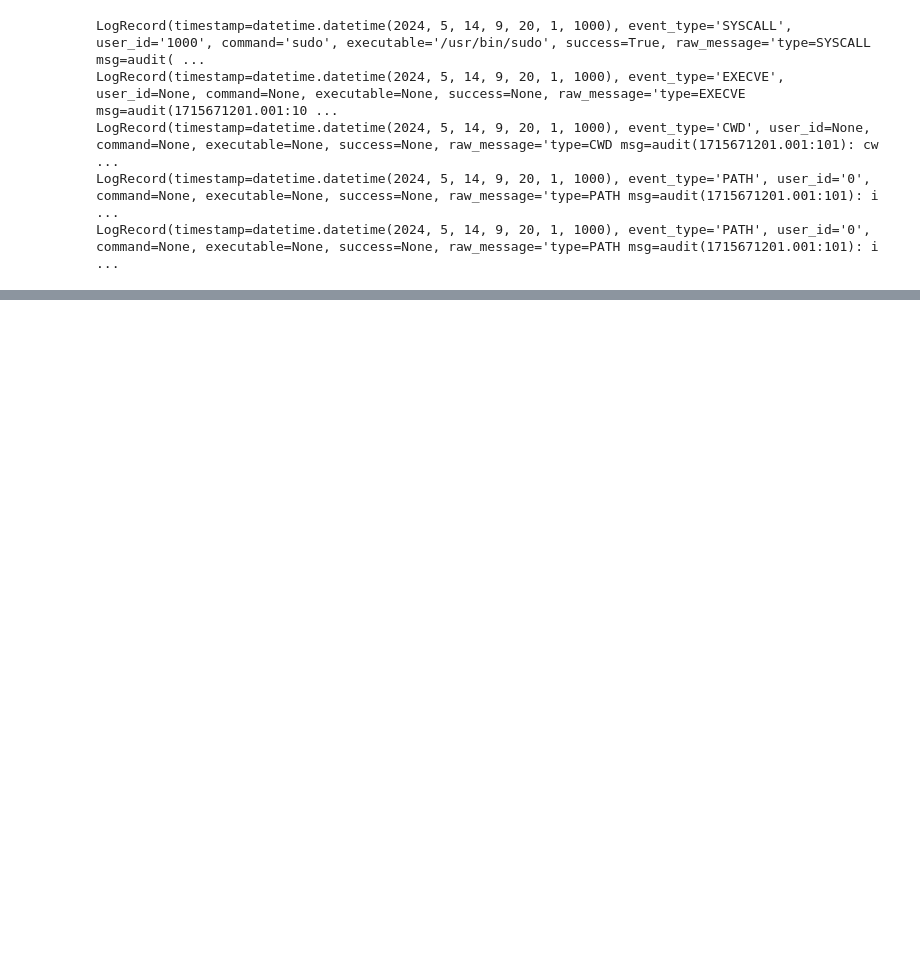
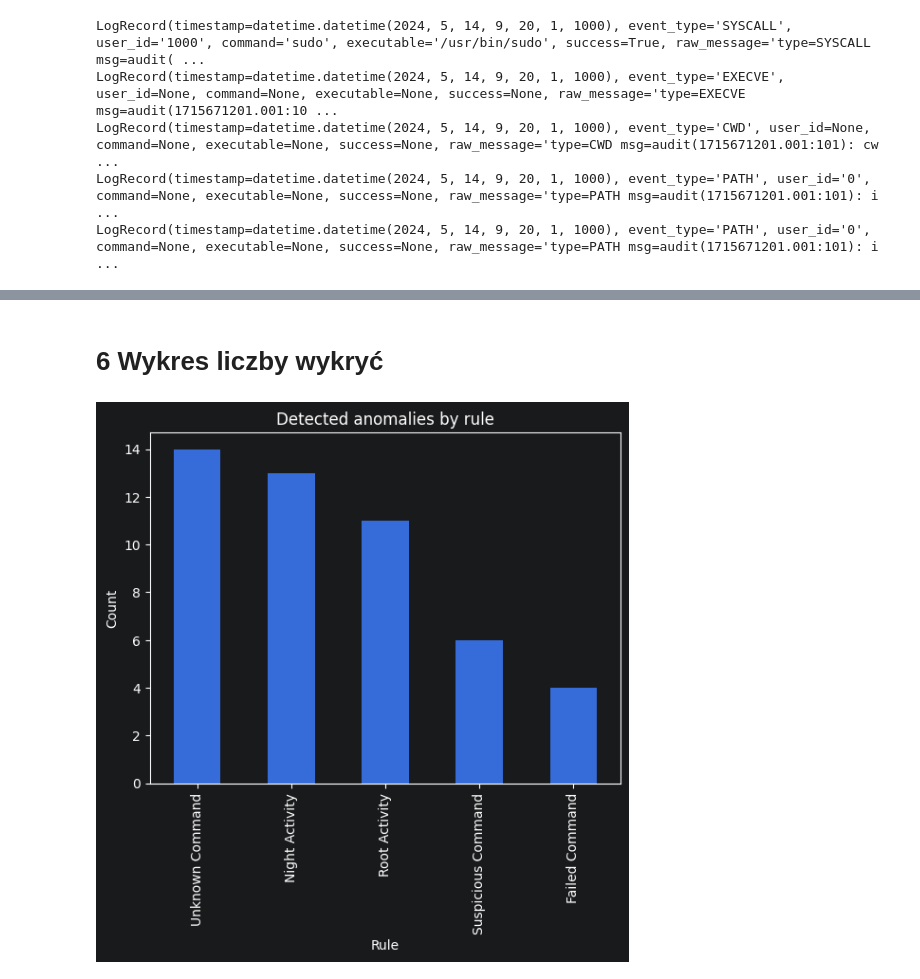
Before and after one commit to lukaskierzek/bihso_project, a Jupyter notebook: notebooks/presentation.ipynb, the cells around one changed output, grey strips where cells are left out. Cells and saved outputs as stored; diff of their text form; code cells hidden in the pictures; blank space fills up the shorter version.

```diff
--- a/notebooks/presentation.ipynb
+++ b/notebooks/presentation.ipynb
@@ -45,0 +28,10 @@ DetectionResult(rule_name='Night Activity', is_anomaly=True, reason='Activity de
+# %%
+for record in records:
+    detections = run_all_rules(record)
+    if detections:
+        print(record.raw_message)
+
+        for detection in detections:
+            print(detection)
+
+        print()
@@ -45,0 +92,21 @@ DetectionResult(rule_name='Night Activity', is_anomaly=True, reason='Activity de
+# %%
+import pandas as pd
+
+rows = []
+
+for record in records:
+
+    detections = run_all_rules(record)
+
+    for detection in detections:
+
+        rows.append({
+            "command": record.command,
+            "user": record.user_id,
+            "rule": detection.rule_name,
+            "reason": detection.reason,
+        })
+
+df = pd.DataFrame(rows)
+
+df
@@ -45,0 +131,14 @@ DetectionResult(rule_name='Night Activity', is_anomaly=True, reason='Activity de
+# %% [markdown]
+# 6 Wykres liczby wykryć
+# %%
+import matplotlib.pyplot as plt
+
+df["rule"].value_counts().plot.bar()
+
+plt.title("Detected anomalies by rule")
+plt.xlabel("Rule")
+plt.ylabel("Count")
+
+plt.show()
+# %% [output]
+[figure, added]
```
Also changed, not shown: parts of 13 cells of this notebook, 4 other files.
